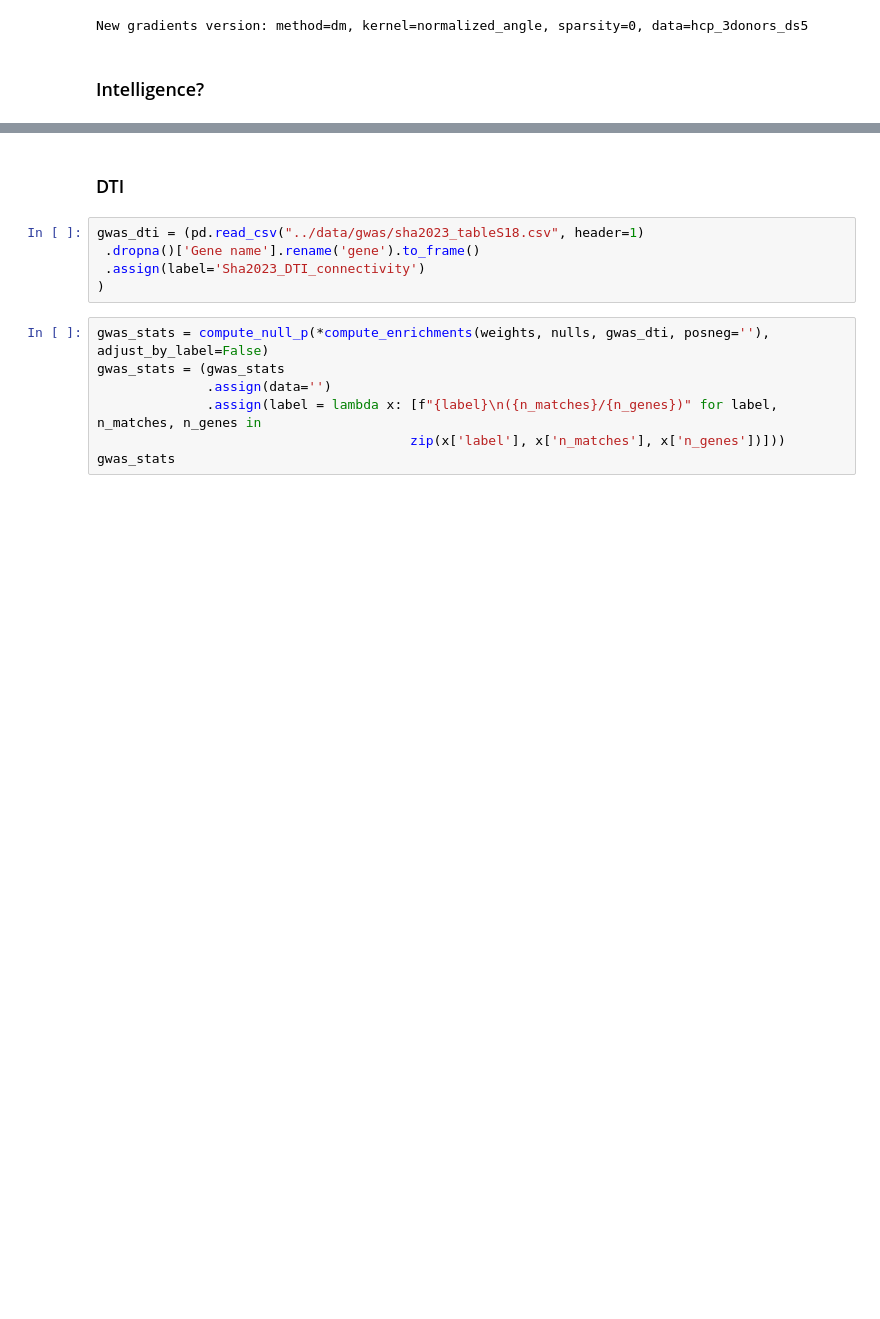
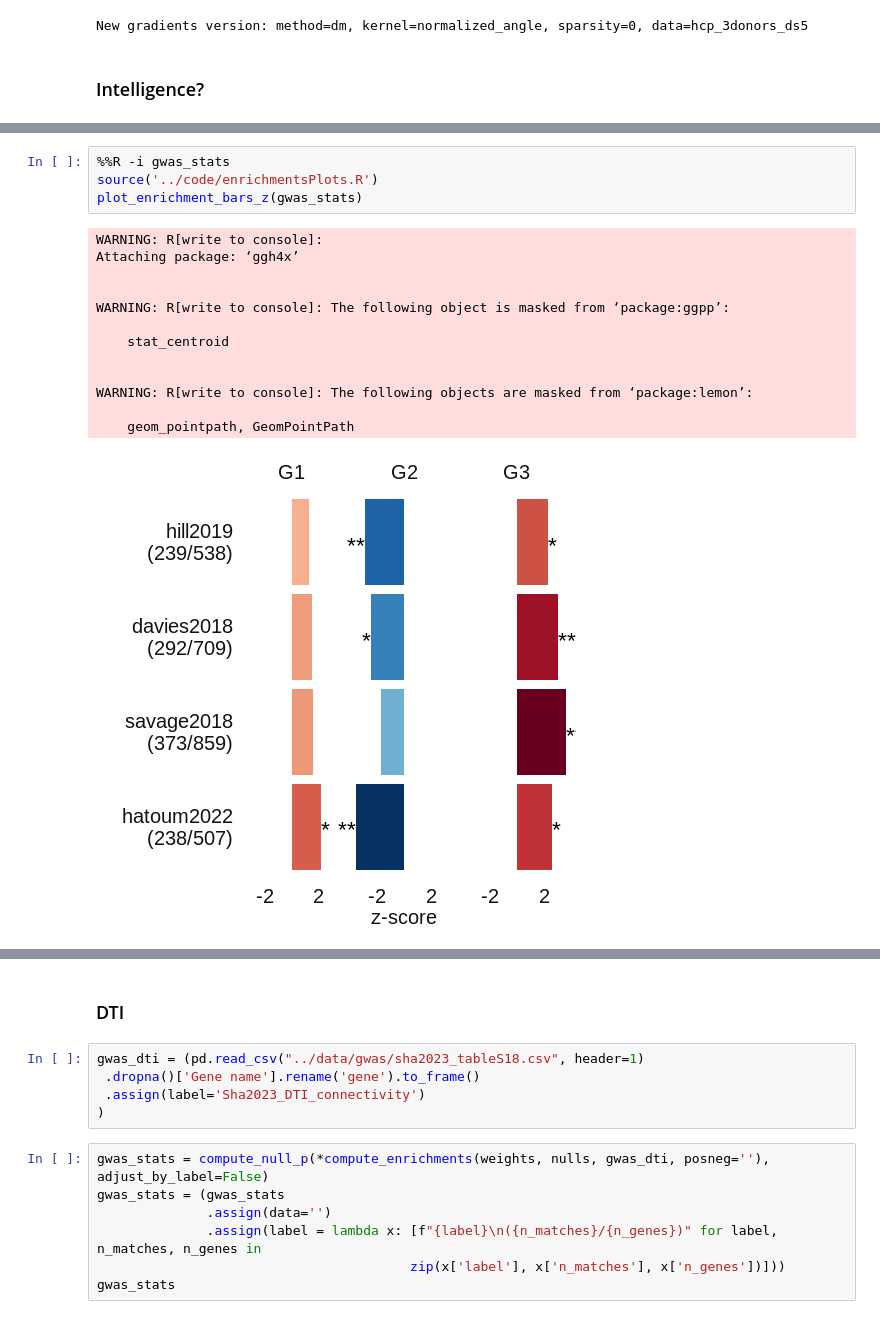
Before and after one commit to richardajdear/AHBA_gradients, a Jupyter notebook: notebooks/gwas.ipynb, the cells around one changed output, grey strips where cells are left out. Drawn from its saved outputs; the diff is of its cells as text; blank space fills up the shorter version.

Commit message:
2.0 updates for figures

```diff
--- a/notebooks/gwas.ipynb
+++ b/notebooks/gwas.ipynb
@@ -62,0 +79,18 @@ gwas_stats
+# %%
+%%R -i gwas_stats
+source('../code/enrichmentsPlots.R')
+plot_enrichment_bars_z(gwas_stats)
+# %% [output]
+WARNING: R[write to console]:
+Attaching package: ‘ggh4x’
+
+
+WARNING: R[write to console]: The following object is masked from ‘package:ggpp’:
+
+    stat_centroid
+
+
+WARNING: R[write to console]: The following objects are masked from ‘package:lemon’:
+
+    geom_pointpath, GeomPointPath
+[figure, added]
```
Also changed, not shown: parts of 8 cells of this notebook, 18 other files.
